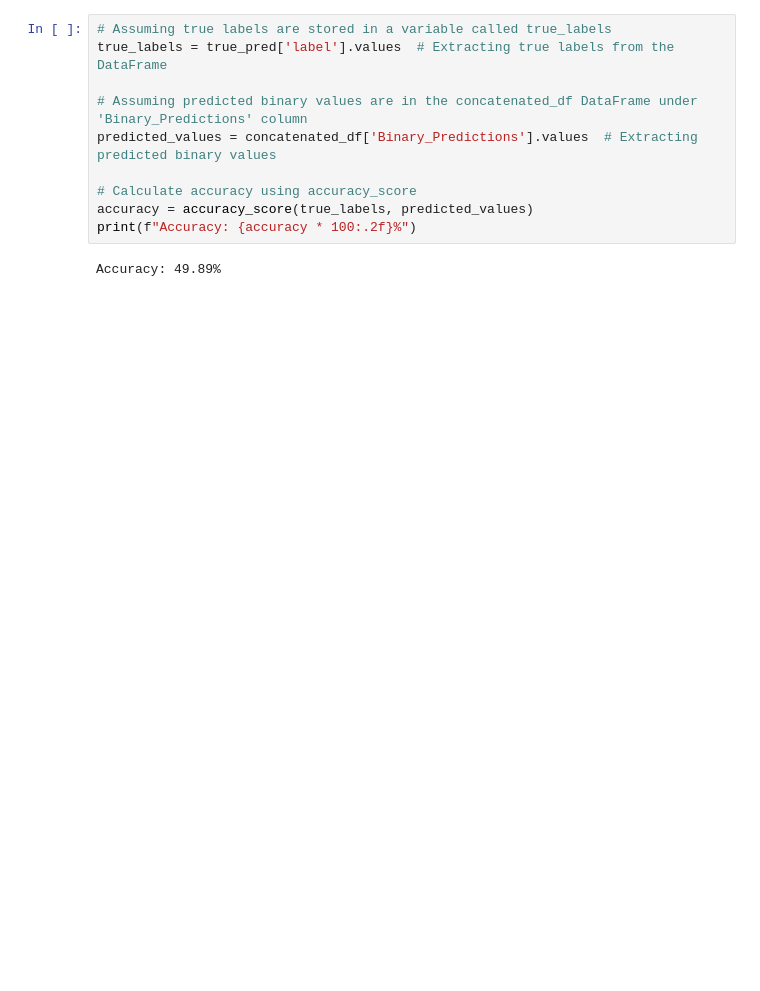
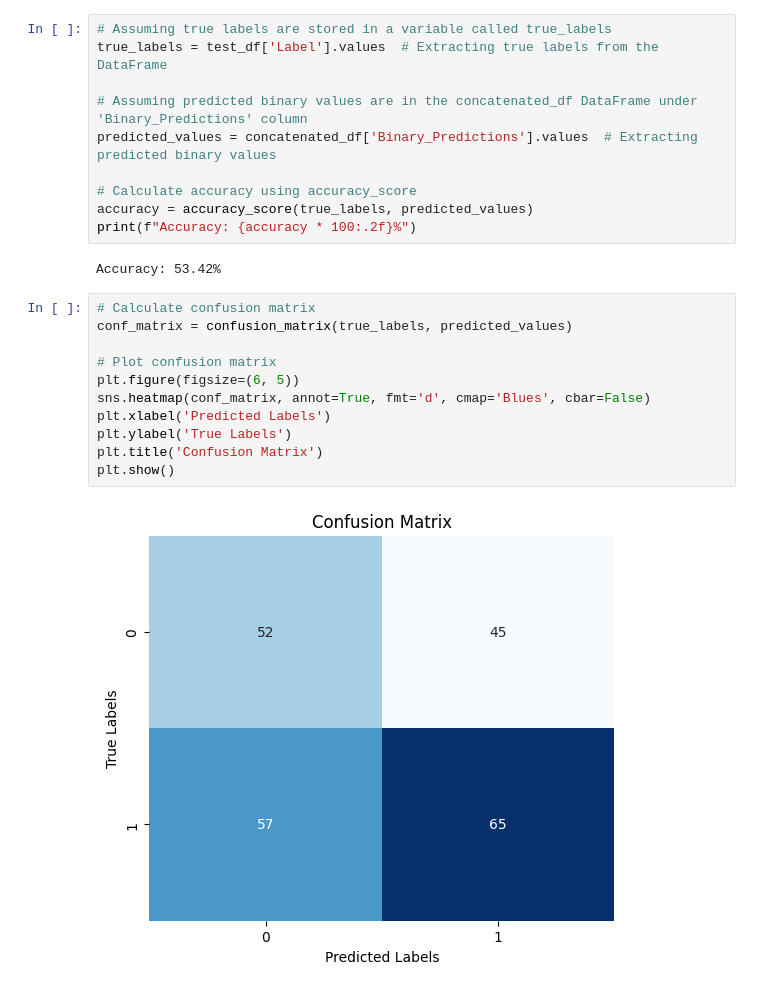
Before and after one commit to Dreyyyyy/IC, a Jupyter notebook: satelite/cnn.ipynb, the cells around one changed output. Cells and saved outputs as stored; diff of their text form; blank space fills up the shorter version.

```diff
--- a/satelite/cnn.ipynb
+++ b/satelite/cnn.ipynb
@@ -205,6 +253,6 @@ concatenated_df
 # %%
 # Assuming true labels are stored in a variable called true_labels
-true_labels = true_pred['label'].values  # Extracting true labels from the DataFrame
+true_labels = test_df['Label'].values  # Extracting true labels from the DataFrame
 
 # Assuming predicted binary values are in the concatenated_df DataFrame under 'Binary_Predictions' column
 predicted_values = concatenated_df['Binary_Predictions'].values  # Extracting predicted binary values
@@ -213,4 +261,17 @@ predicted_values = concatenated_df['Binary_Predictions'].values  # Extracting pr
 accuracy = accuracy_score(true_labels, predicted_values)
 print(f"Accuracy: {accuracy * 100:.2f}%")
 # %% [output]
-Accuracy: 49.89%
+Accuracy: 53.42%
+# %%
+# Calculate confusion matrix
+conf_matrix = confusion_matrix(true_labels, predicted_values)
+
+# Plot confusion matrix
+plt.figure(figsize=(6, 5))
+sns.heatmap(conf_matrix, annot=True, fmt='d', cmap='Blues', cbar=False)
+plt.xlabel('Predicted Labels')
+plt.ylabel('True Labels')
+plt.title('Confusion Matrix')
+plt.show()
+# %% [output]
+[figure, added]
```
Also changed, not shown: parts of 7 cells of this notebook, 3 other files.
